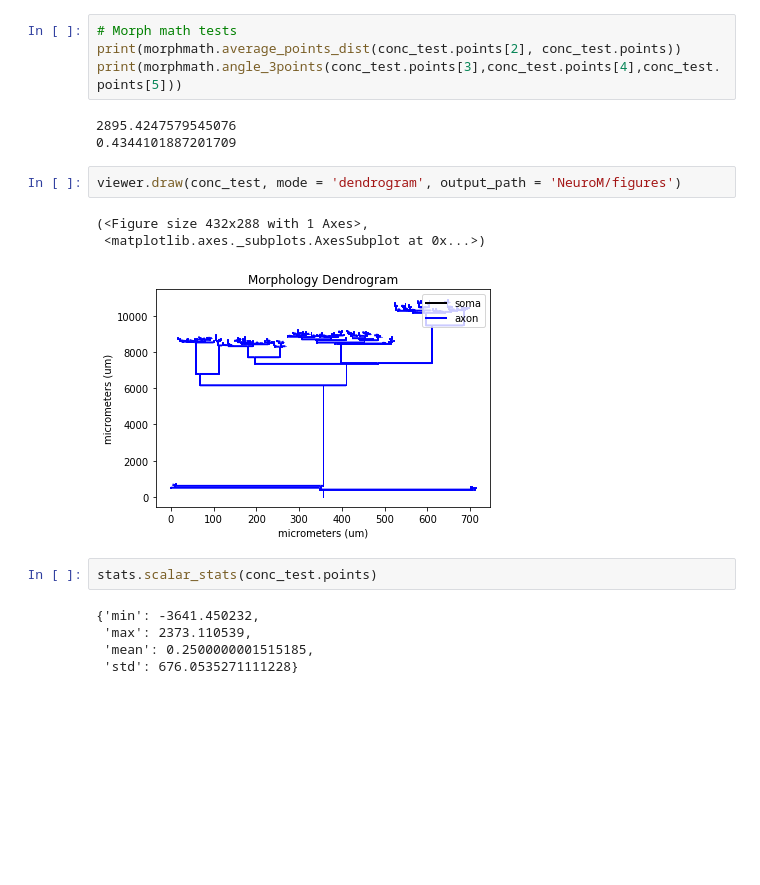
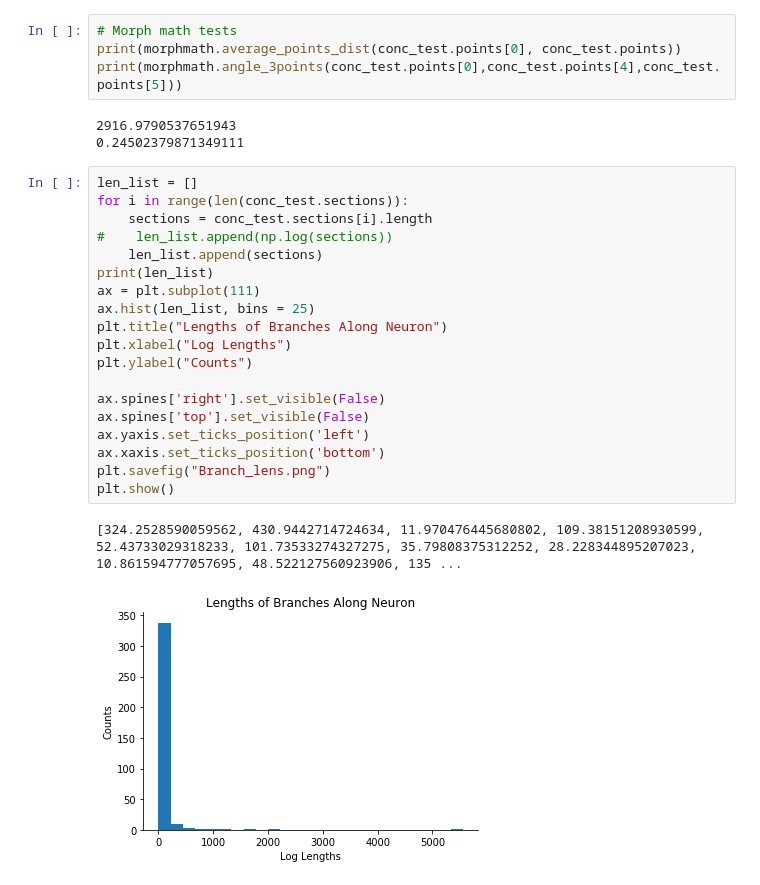
Before and after one commit to BlueBrain/NeuroM, a Jupyter notebook: NeuroM_tests.ipynb, the cells around one changed output. Saved outputs shown, nothing was run; the diff lists cells and outputs as text; blank space fills up the shorter version.

```diff
--- a/NeuroM_tests.ipynb
+++ b/NeuroM_tests.ipynb
@@ -48,20 +63,29 @@ plt.savefig('3d_concensus.png')
 # %%
 # Morph math tests
-print(morphmath.average_points_dist(conc_test.points[2], conc_test.points))
-print(morphmath.angle_3points(conc_test.points[3],conc_test.points[4],conc_test.points[5]))
+print(morphmath.average_points_dist(conc_test.points[0], conc_test.points))
+print(morphmath.angle_3points(conc_test.points[0],conc_test.points[4],conc_test.points[5]))
 # %% [output]
-2895.4247579545076
-0.4344101887201709
+2916.9790537651943
+0.24502379871349111
-# %%
-viewer.draw(conc_test, mode = 'dendrogram', output_path = 'NeuroM/figures')
-# %% [output]
-(<Figure size 432x288 with 1 Axes>,
- <matplotlib.axes._subplots.AxesSubplot at 0x...>)
-[figure, removed]
-# %%
-stats.scalar_stats(conc_test.points)
-# %% [output]
-{'min': -3641.450232,
- 'max': 2373.110539,
- 'mean': 0.2500000001515185,
- 'std': 676.0535271111228}
+# %%
+len_list = []
+for i in range(len(conc_test.sections)):
+    sections = conc_test.sections[i].length
+#    len_list.append(np.log(sections))
+    len_list.append(sections)
+print(len_list)
+ax = plt.subplot(111)
+ax.hist(len_list, bins = 25)
+plt.title("Lengths of Branches Along Neuron")
+plt.xlabel("Log Lengths")
+plt.ylabel("Counts")
+
+ax.spines['right'].set_visible(False)
+ax.spines['top'].set_visible(False)
+ax.yaxis.set_ticks_position('left')
+ax.xaxis.set_ticks_position('bottom')
+plt.savefig("Branch_lens.png")
+plt.show()
+# %% [output]
+[324.2528590059562, 430.9442714724634, 11.970476445680802, 109.38151208930599, 52.43733029318233, 101.73533274327275, 35.79808375312252, 28.228344895207023, 10.861594777057695, 48.522127560923906, 135 ...
+[figure, added]
```
Also changed, not shown: parts of 8 cells of this notebook.
